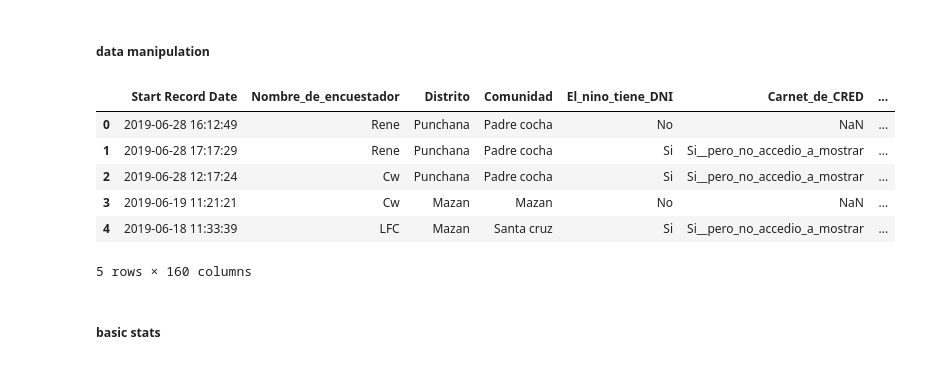
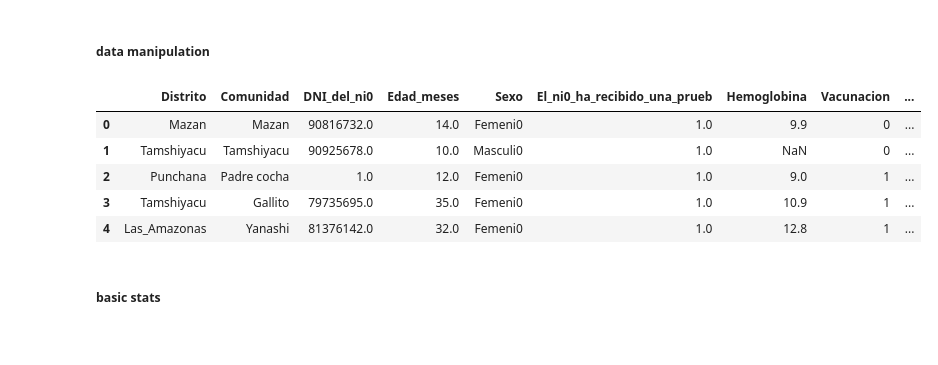
Before and after one commit to cmwestgard/Elementos, a Jupyter notebook: notebook/baseline_paper.ipynb, the cells around one changed output. Drawn from its saved outputs; the diff is of its cells as text; code cells hidden in the pictures.

```diff
--- a/notebook/baseline_paper.ipynb
+++ b/notebook/baseline_paper.ipynb
@@ -33,20 +32,19 @@ read data files here (csv ideally but also dta if needed) using pandas (follow t
 
 #baseline1 = pd.read_excel('../data/baseline.xlsx', index_col=0)
 baseline2 = pd.read_csv('../data/baseline.csv')
+pd.set_option('display.max_columns', None)
+baseline2.rename(columns = {'Total score':'Total_score', 'Comorbilidades.Desnutricion cronica':'Comorbilidades.Desnutricion.cronica'}, inplace = True)
 # %% [markdown]
 ##### data manipulation
-# %%
-#baseline2.head()
-
-baseline1
-# %% [output]
-|  | Start Record Date | Nombre_de_encuestador | Distrito | Comunidad | El_nino_tiene_DNI | Carnet_de_CRED | ... |
-| 0 | 2019-06-28 16:12:49 | Rene | Punchana | Padre cocha | No | NaN | ... |
-| 1 | 2019-06-28 17:17:29 | Rene | Punchana | Padre cocha | Si | Si__pero_no_accedio_a_mostrar | ... |
-| 2 | 2019-06-28 12:17:24 | Cw | Punchana | Padre cocha | Si | Si__pero_no_accedio_a_mostrar | ... |
-| 3 | 2019-06-19 11:21:21 | Cw | Mazan | Mazan | No | NaN | ... |
-| 4 | 2019-06-18 11:33:39 | LFC | Mazan | Santa cruz | Si | Si__pero_no_accedio_a_mostrar | ... |
-5 rows × 160 columns
+# %%
+baseline2.head()
+# %% [output]
+|  | Distrito | Comunidad | DNI_del_ni0 | Edad_meses | Sexo | El_ni0_ha_recibido_una_prueb | Hemoglobina | Vacunacion | ... |
+| 0 | Mazan | Mazan | 90816732.0 | 14.0 | Femeni0 | 1.0 | 9.9 | 0 | ... |
+| 1 | Tamshiyacu | Tamshiyacu | 90925678.0 | 10.0 | Masculi0 | 1.0 | NaN | 0 | ... |
+| 2 | Punchana | Padre cocha | 1.0 | 12.0 | Femeni0 | 1.0 | 9.0 | 1 | ... |
+| 3 | Tamshiyacu | Gallito | 79735695.0 | 35.0 | Femeni0 | 1.0 | 10.9 | 1 | ... |
+| 4 | Las_Amazonas | Yanashi | 81376142.0 | 32.0 | Femeni0 | 1.0 | 12.8 | 1 | ... |
 # %% [markdown]
 ##### basic stats
 # %%
```
Also changed, not shown: parts of 6 cells of this notebook.
